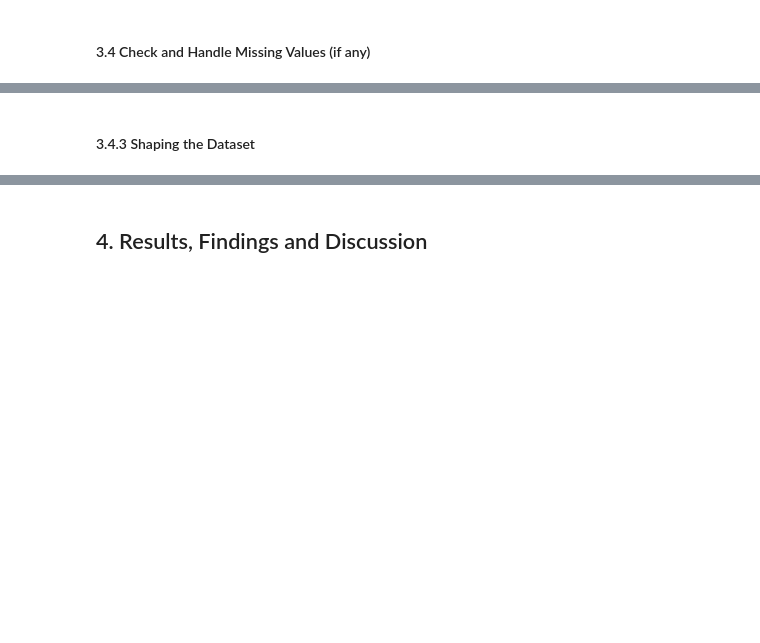
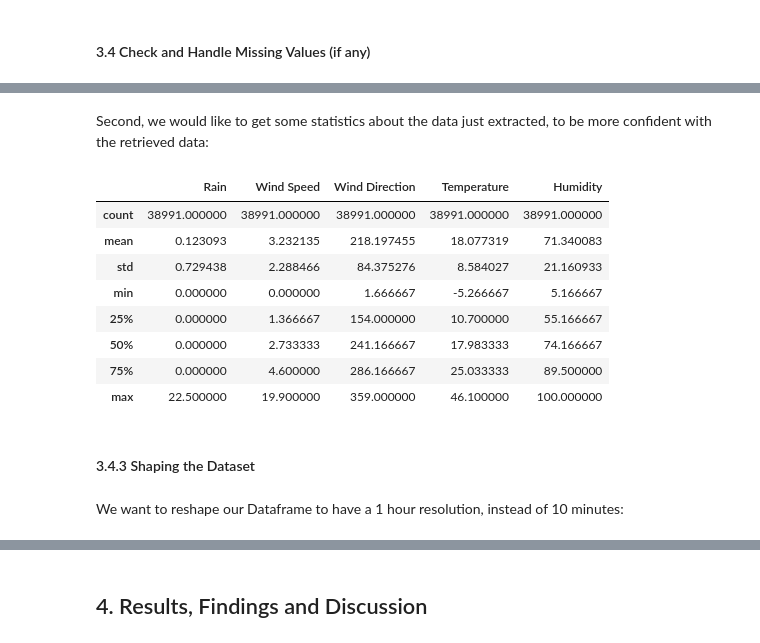
Before and after one commit to elront/Data_Science_Project_Proposal, a Jupyter notebook: Data_science_workshop_project_proposal.ipynb, the cells around one changed output, grey strips where cells are left out. Cells and saved outputs as stored; diff of their text form; code cells hidden in the pictures; blank space fills up the shorter version.

```diff
--- a/Data_science_workshop_project_proposal.ipynb
+++ b/Data_science_workshop_project_proposal.ipynb
@@ -355,32 +356,14 @@ Note - The following missing subsections will be added to the final project's ta
 # %%
 # Prepare a list of tuples - Station's name and id.
 stations_list = [('SEDE BOQER', 98),
-                 ('EZUZ', 338),
-                 ('PARAN', 207),
-                 ('HAZEVA', 33),
-                 ('BESOR FARM', 58),
-                 ('DOROT', 79),
-                 ('ASHQELON PORT', 208),
-                 ('NEOT SMADAR', 232),
-                 ('SEDOM', 65),
-                 ('ARAD', 29),
-                 ('EN GEDI', 211),
-                 ('METZOKE DRAGOT', 210),
-                 ('NETIV HALAMED HE', 25),
-                 ('ASHDOD PORT', 124),
-                 ('MAALE GILBOA', 224),
-                 ('HADERA PORT', 46),
-                 ('ZIKHRON YAAQOV', 45),
-                 ('EN KARMEL', 44),
-                 ('HAIFA UNIVERSITY', 42),
                  ('NEWE YAAR', 186),
                  ('YAVNEEL', 11),
                  ('GAMLA', 227),
                  ('MEROM GOLAN PICMAN', 10),
-                 ('DAFNA', 348),
+                 ('KEFAR BLUM', 202),
                  ('ELON', 73),
                  ('ESHHAR', 205),
                  ('ZEFAT HAR KENAAN', 62)]
 
 # Select dates to retrive from.
-dates_to_retrive_from = [("2018/01/01","2018/03/31"), ("2018/07/01","2018/09/30")]
+dates_to_retrive_from = [("2019/12/01","2020/02/29"), ("2020/06/01","2020/08/31")]
@@ -455,5 +464,21 @@ meterological_df.isna().sum().sum()
+# %% [markdown]
+Second, we would like to get some statistics about the data just extracted, to be more confident with the retrieved data:
+# %%
+meterological_df.describe()
+# %% [output]
+|  | Rain | Wind Speed | Wind Direction | Temperature | Humidity |
+| count | 38991.000000 | 38991.000000 | 38991.000000 | 38991.000000 | 38991.000000 |
+| mean | 0.123093 | 3.232135 | 218.197455 | 18.077319 | 71.340083 |
+| std | 0.729438 | 2.288466 | 84.375276 | 8.584027 | 21.160933 |
+| min | 0.000000 | 0.000000 | 1.666667 | -5.266667 | 5.166667 |
+| 25% | 0.000000 | 1.366667 | 154.000000 | 10.700000 | 55.166667 |
+| 50% | 0.000000 | 2.733333 | 241.166667 | 17.983333 | 74.166667 |
+| 75% | 0.000000 | 4.600000 | 286.166667 | 25.033333 | 89.500000 |
+| max | 22.500000 | 19.900000 | 359.000000 | 46.100000 | 100.000000 |
 # %% [markdown]
 #### 3.4.3 Shaping the Dataset
+# %% [markdown]
+We want to reshape our Dataframe to have a 1 hour resolution, instead of 10 minutes:
 # %%
 # Convert Time column to datetimeIndex object, to allow Grouper with frequency opeartors.
 meterological_df.Time = pd.to_datetime(meterological_df.Time, utc=True)
```
Also changed, not shown: parts of 18 cells of this notebook.
